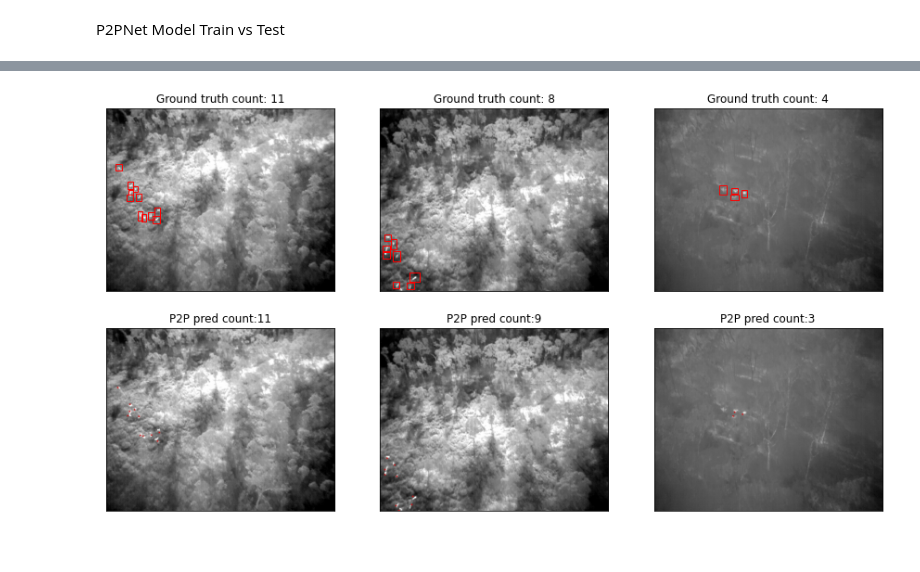
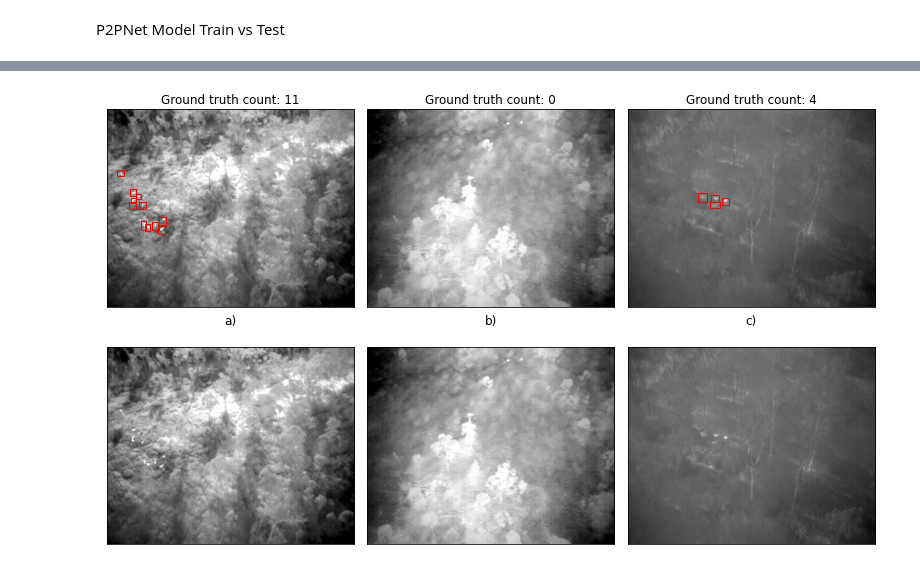
Before and after one commit to crystallcx/CrowdCounting-P2PNet, a Jupyter notebook: vis/visualise_results.ipynb, the cells around one changed output, grey strips where cells are left out. Cells and saved outputs as stored; diff of their text form; code cells hidden in the pictures.

```diff
--- a/vis/visualise_results.ipynb
+++ b/vis/visualise_results.ipynb
@@ -113 +140,4 @@ len(test_array)
+# %%
+p2ptr_names=['run_1take2','run_2', 'run_3', 'run_4', 'run_5take2']
+colors = ['c','m','g','tab:orange','b']
 # %%
@@ -124,15 +154,15 @@ len(test_array)
 # %%
 num = 8
 randnums= np.random.randint(300,len(test_array),num)
-colors = ['c','m','g','tab:orange','b']
 
 print(randnums)
 fig = plt.figure(figsize=[25, 10])
 for i in range(num):
     x = randnums[i]
     pts=[]
-    for z in range(5):
-        pts_path = (os.path.join(p2p_dir,"vis","run_"+str(z+1),test_array[x][0]+'.txt'))
+    for z in range(num_trains):
+        # pts_path = (os.path.join(p2p_dir,"vis","run_"+str(z+1),test_array[x][0]+'.txt'))
+        pts_path = (os.path.join(p2p_dir,"vis",p2ptr_names(z),test_array[x][0]+'.txt'))
 
         with open(pts_path) as load_file:
             pts.append([(line.split()) for line in load_file])
@@ -151,7 +181,7 @@ for i in range(num):
     plt.setp(ax, xticks=[], yticks=[])
     # plt.imshow(img_to_draw)
 
-    for z in range(5):
+    for z in range(num_trains):
         for p in pts[z]:
             x = int(float(p[0])*640)
             y = int(float(p[1])*512)
@@ -382,0 +381,13 @@ if not teststring == '':
+# %%
+# Obtain indexes of e.g. files in position 9, 5 of scatterplot
+zipped = tuple(zip(test_x,test_y))
+querynames =[]
+for i in range(len(gt_test)):
+    if zipped[i] == (3,5):
+        querynames.append(gt_test_sorted[i][0])
+        # teststring = gt_test_sorted[i][0]
+
+for qname in querynames:
+    for i in range(len(gt_test)):
+        if gt_test[i][0]==qname:
+            print(i)
@@ -601,7 +601,7 @@ for i in range(len(correct)-1):
 #Find pred count for specified names in fnames list
 p2poutputs=[]
 # fnames = ['Flight1_20190820__03441','Flight3_20190613_091724_05720','Flight3_20190613_092210__01128']
-fnames = ['Flight3_20190821_17615','Flight3_20190821_17698','deer_19779'] #train
+fnames = ['Flight3_20190821_17615','Flight1_20190820_02428','deer_19779'] #train
 
 vis_test_dir = os.path.join('vis','run1','train')
 
@@ -649,37 +647,48 @@ for z in range(len(fnames)):
 # %%
 # Plot gt points and p2p output image seperately
-fig = plt.figure(figsize=[15,8])
+fig = plt.figure(figsize=[14,8])
 for z in range(len(fnames)):
     img = cv2.imread(os.path.join(db_dir,"train",fnames[z] + ".png"))
     count = 0
 
     ax = fig.add_subplot(2, len(fnames), z+1)
     with open(os.path.join(db_dir,"train",fnames[z] + ".txt")) as file:
         for line in file:
             count += 1
             # To plot co-ords
             # x = int(float(line.split()[1])*640)
             # y = int(float(line.split()[2])*512)
             # plt.scatter(x, y, c='r', s=1)
 
             # To plot bounding boxes
             w = int(float(line.split()[3])*640)
             h = int(float(line.split()[4])*512)
             x = int(float(line.split()[1])*640)-w/2
             y = int(float(line.split()[2])*512)-h/2
             rect = patches.Rectangle((x, y), w, h, linewidth=1, edgecolor='r', facecolor='none')
             ax.add_patch(rect)
 
     plt.title('Ground truth count: {}'.format(count))
+    plt.xlabel('{})'.format(alphabet_set[z]),fontsize=12)
+
     plt.setp(ax, xticks=[], yticks=[])
     plt.imshow(img)
 
+# for z in range(3,6):
+#     ax = fig.add_subplot(2, len(fnames), z+1)
+#     plt.imshow(cv2.cvtColor(p2poutputs[z-3][2], cv2.COLOR_BGR2RGB)) #BGR2RGB
+#     plt.title('P2P pred count:{}'.format(p2poutputs[z-3][1]))
+#     plt.setp(ax, xticks=[], yticks=[])
+
 for z in range(3,6):
     ax = fig.add_subplot(2, len(fnames), z+1)
-    plt.imshow(cv2.cvtColor(p2poutputs[z-3][2], cv2.COLOR_BGR2RGB)) #BGR2RGB
-    plt.title('P2P pred count:{}'.format(p2poutputs[z-3][1]))
+
+    img = cv2.imread(os.path.join(db_dir,"train",fnames[z-3] + ".png"))
+    plt.imshow(img)
     plt.setp(ax, xticks=[], yticks=[])
 
-# fig.savefig('../../../notebook_test2.png', dpi=350)
+plt.subplots_adjust(wspace=0 )
+
+fig.savefig('example_images.png', bbox_inches='tight', dpi=100)
 # %% [output]
-[figure, old version]
+[figure, new version]
```
Also changed, not shown: parts of 36 cells of this notebook.
